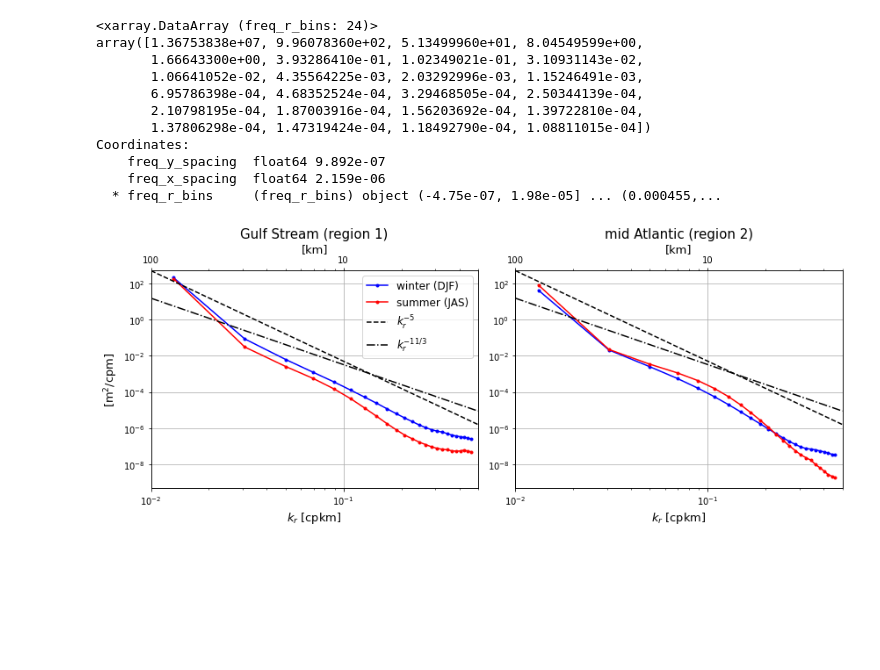
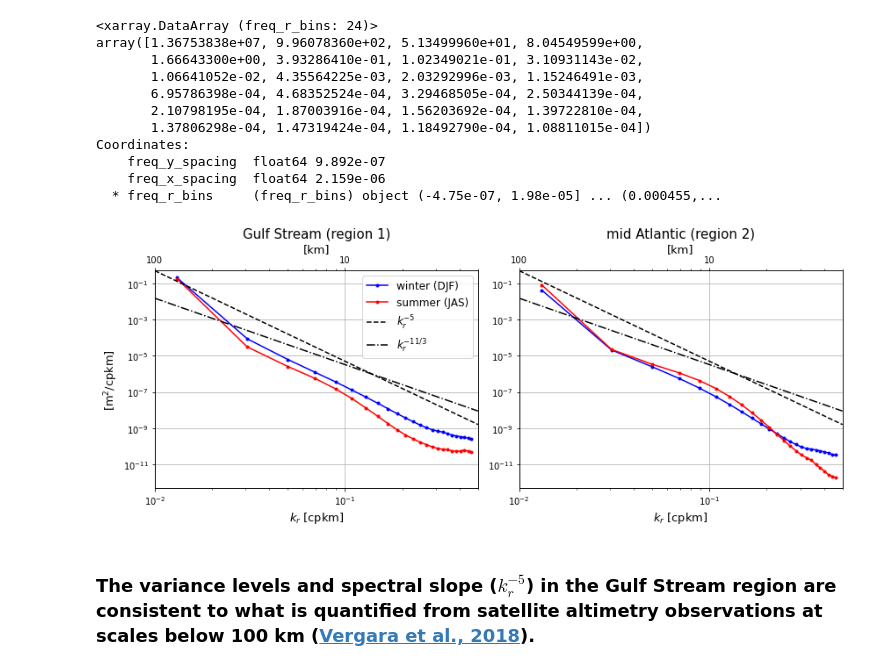
Before and after one commit to roxyboy/SWOT-AdAC-ocean-model-intercomparison, a Jupyter notebook: sea_surface_variability/notebooks/eNATL60-MEOM-regions01-and-02.ipynb, the cells around one changed output. Cells and saved outputs as stored; diff of their text form; code cells hidden in the pictures; blank space fills up the shorter version.

Commit message:
comparison with altimetry

```diff
--- a/sea_surface_variability/notebooks/eNATL60-MEOM-regions01-and-02.ipynb
+++ b/sea_surface_variability/notebooks/eNATL60-MEOM-regions01-and-02.ipynb
@@ -509,47 +509,49 @@ fig.set_tight_layout(True)
 ax3 = ax1.twiny()
 ax4 = ax2.twiny()
 
-ax1.plot(KGS*1e3, KGS*isoF_DJFGSh, 'b.-', label=r'winter (DJF)')
-ax1.plot(KGS*1e3, KGS*isoF_JASGSh, 'r.-', label=r'summer (JAS)')
-ax2.plot(KmidA*1e3, KmidA*isoF_DJFmidAh, 'b.-', label=r'winter')
-ax2.plot(KmidA*1e3, KmidA*isoF_JASmidAh, 'r.-', label=r'summer')
+ax1.plot(KGS*1e3, (KGS*1e-3)*isoF_DJFGSh, 'b.-', label=r'winter (DJF)')
+ax1.plot(KGS*1e3, (KGS*1e-3)*isoF_JASGSh, 'r.-', label=r'summer (JAS)')
+ax2.plot(KmidA*1e3, (KmidA*1e-3)*isoF_DJFmidAh, 'b.-', label=r'winter')
+ax2.plot(KmidA*1e3, (KmidA*1e-3)*isoF_JASmidAh, 'r.-', label=r'summer')
 
-ax1.plot(np.linspace(1e-2,5e-1,10), 5e-23*(1e-3*np.linspace(1e-2,5e-1,10))**(-5),
+ax1.plot(np.linspace(1e-2,5e-1,10), 5e-26*(1e-3*np.linspace(1e-2,5e-1,10))**(-5),
          'k--', label=r"$k_r^{-5}$")
-ax1.plot(np.linspace(1e-2,5e-1,10), 7e-18*(1e-3*np.linspace(1e-2,5e-1,10))**(-11/3),
+ax1.plot(np.linspace(1e-2,5e-1,10), 7e-21*(1e-3*np.linspace(1e-2,5e-1,10))**(-11/3),
          'k-.', label=r"$k_r^{-11/3}$")
-ax2.plot(np.linspace(1e-2,5e-1,10), 5e-23*(1e-3*np.linspace(1e-2,5e-1,10))**(-5), 'k--')
-ax2.plot(np.linspace(1e-2,5e-1,10), 7e-18*(1e-3*np.linspace(1e-2,5e-1,10))**(-11/3), 'k-.')
+ax2.plot(np.linspace(1e-2,5e-1,10), 5e-26*(1e-3*np.linspace(1e-2,5e-1,10))**(-5), 'k--')
+ax2.plot(np.linspace(1e-2,5e-1,10), 7e-21*(1e-3*np.linspace(1e-2,5e-1,10))**(-11/3), 'k-.')
 
 ax1.set_xscale('log')
 ax1.set_yscale('log')
 ax1.set_xlim([1e-2,5e-1])
-ax1.set_ylim([5e-10,5e2])
+ax1.set_ylim([5e-13,5e-1])
 ax1.set_xlabel(r"$k_r$ [cpkm]", fontsize=13)
-ax1.set_ylabel(r"[m$^2$/cpm]", fontsize=13)
+ax1.set_ylabel(r"[m$^2$/cpkm]", fontsize=13)
 ax2.set_xscale('log')
 ax2.set_yscale('log')
 ax2.set_xlim([1e-2,5e-1])
-ax2.set_ylim([5e-10,5e2])
+ax2.set_ylim([5e-13,5e-1])
 ax2.set_xlabel(r"$k_r$ [cpkm]", fontsize=13)
 
 ax3.set_xscale('log')
 ax4.set_xscale('log')
 ax3.set_xlim([1e-2,5e-1])
 ax4.set_xlim([1e-2,5e-1])
 ax3.set_xticks([1e-2,1e-1])
 ax4.set_xticks([1e-2,1e-1])
 ax3.set_xticklabels([int(100),int(10)])
 ax4.set_xticklabels([int(100),int(10)])
 ax3.set_xlabel(r"[km]", fontsize=13)
 ax4.set_xlabel(r"[km]", fontsize=13)
 
 ax1.legend(loc='upper right', fontsize=12)
 
 ax1.set_title(r"Gulf Stream (region 1)", fontsize=15)
 ax2.set_title(r"mid Atlantic (region 2)", fontsize=15)
 
 ax1.grid(True)
 ax2.grid(True)
 # %% [output]
-[figure, old version]
+[figure, new version]
+# %% [markdown]
+### The variance levels and spectral slope ($k_r^{-5}$) in the Gulf Stream region are consistent to what is quantified from satellite altimetry observations at scales below 100 km ([Vergara et al., 2018](https:doi.org/10.1029/2018JC014844)).
```
